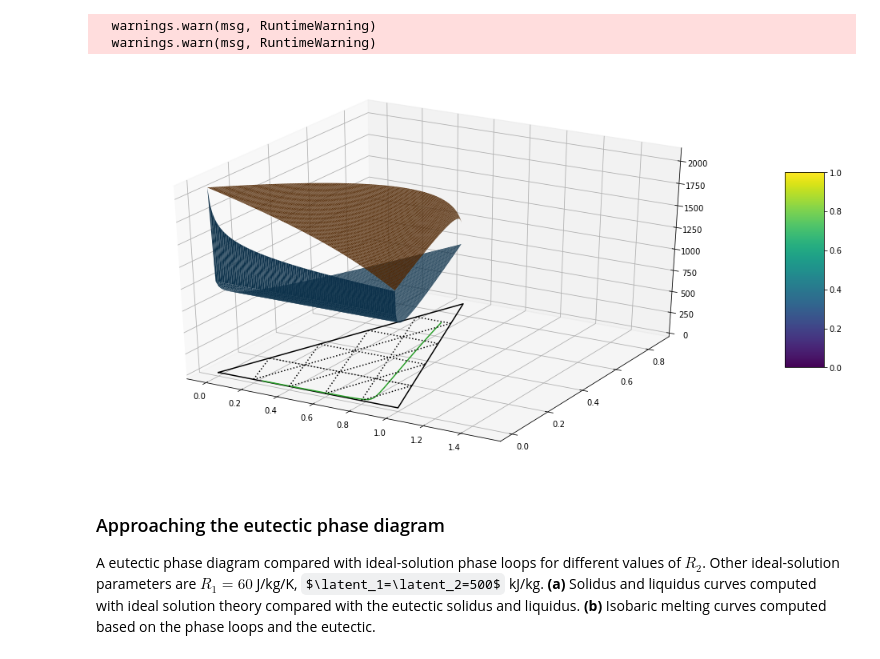
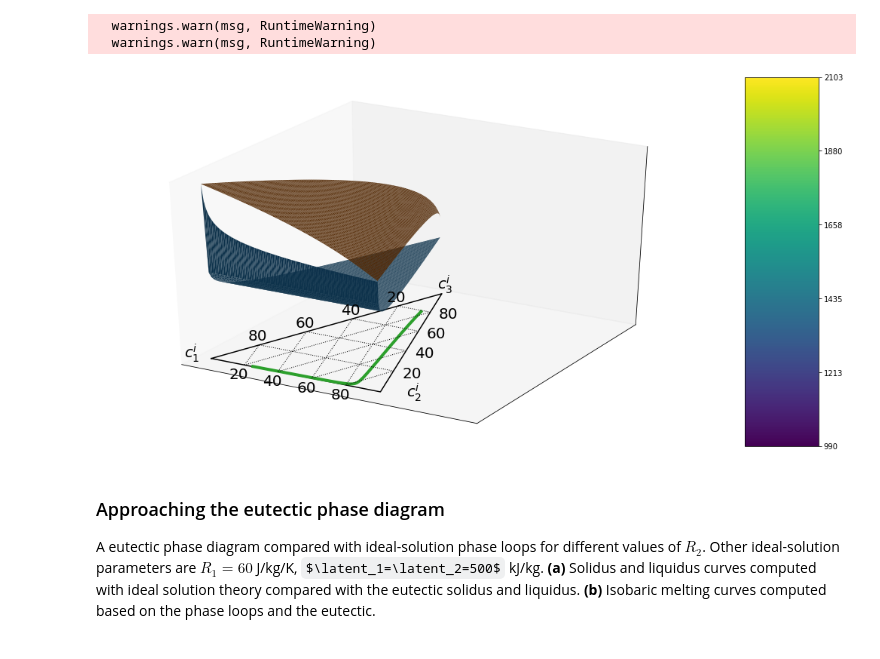
Before and after one commit to FoaLab/partially-molten-rock-PUP, a Jupyter notebook: content/features/ch10.ipynb, the cells around one changed output. Cells and saved outputs as stored; diff of their text form; code cells hidden in the pictures; some formulas as TeX source.

Commit message:
finalizing Figure 10.3 (c).

```diff
--- a/content/features/ch10.ipynb
+++ b/content/features/ch10.ipynb
@@ -391,32 +391,52 @@ def terncoords(c1,c2,c3):
     y = c2 * np.sin(np.pi/3.)
     x = c1 + y / np.tan(np.pi/3.)
     return x, y
+# %%
+X, Y = terncoords(C2, C3, C1)
+triangXY = mtri.Triangulation(X, Y)
 # %%
 fig, axC = plt.subplots(figsize=(18,9), subplot_kw={"projection": "3d"})
 
-X, Y = terncoords(C2, C3, C1)
-
-axC.plot_trisurf(X, Y, Tsol)
-surf = axC.plot_trisurf(X, Y, Tliq)
+axC.plot_trisurf(triangXY, Tsol)
+surf = axC.plot_trisurf(triangXY, Tliq)
 axC.plot([0, 1, 0.5, 0], [0, 0, np.sin(np.pi/3.), 0], color=[0,0,0])
 x, y = terncoords(cl_hold[:,1], cl_hold[:,2], cl_hold[:,0])
-axC.plot(x, y, zs=0, zdir='z', label='curve in (x, y)')
+axC.plot(x, y, zs=0, zdir='z', linewidth=4)
 
 m = 5
 grids = np.linspace(0, 100, m+1)
 grids = grids[:-1]
 x3, y3 = terncoords(100-grids, grids, np.zeros_like(grids))
 x2, y2 = terncoords(grids, np.zeros_like(grids), 100-grids)
 x1, y1 = terncoords(np.zeros_like(grids), 100-grids, grids)
 n = m-1
 for i in np.arange(1, m):
-    axC.plot([x1[i], x2[n-i+1]], [y1[i], y2[n-i+1]], 'k:', zs=0, zdir='z')
-    axC.plot([x2[i], x3[n-i+1]], [y2[i], y3[n-i+1]], 'k:', zs=0, zdir='z')
-    axC.plot([x3[i], x1[n-i+1]], [y3[i], y1[n-i+1]], 'k:', zs=0, zdir='z')
+    axC.plot([x1[i], x2[n-i+1]], [y1[i], y2[n-i+1]], 'k:', zs=0, zdir='z', linewidth=1)
+    axC.plot([x2[i], x3[n-i+1]], [y2[i], y3[n-i+1]], 'k:', zs=0, zdir='z', linewidth=1)
+    axC.plot([x3[i], x1[n-i+1]], [y3[i], y1[n-i+1]], 'k:', zs=0, zdir='z', linewidth=1)
 
-fig.colorbar(surf, shrink=0.5, aspect=5);
+axC.text(0.44, 0.9, z=0., s='${c}_3^i$', fontsize=20)
+axC.text(1.15, 0.0, z=0., s='${c}_2^i$', fontsize=20)
+axC.text(-0.13,-0.030, z=0., s='${c}_1^i$', fontsize=20)
+
+labels = [str(int(g)) for g in grids[1:]]
+for x3_, y3_, l_ in zip(x3[1:], y3[1:], labels):
+    axC.text(x3_+0.09, y3_-0.04, z=0., s=l_, fontsize=20)
+for x2_, y2_, l_ in zip(x2[1:], y2[1:], labels):
+    axC.text(x2_+0.04, y2_-0.12, z=0., s=l_, fontsize=20)
+for x1_, y1_, l_ in zip(x1[1:], y1[1:], labels):
+    axC.text(x1_-0.09, y1_+0.02, z=0., s=l_, fontsize=20)
+
+axC.set_xticks(())
+axC.set_yticks(())
+axC.set_zticks(())
+
+ticks_ = (0., 0.2, 0.4, 0.6, 0.8, 1.)
+cbar = fig.colorbar(surf, aspect=5, ticks=(ticks_))
+cticks_ = (int((np.nanmax(Tliq) - np.nanmin(Tliq))*s + np.nanmin(Tliq)) for s in ticks_)
+cbar.ax.set_yticklabels((cticks_));
 # %% [output]
-[figure, old version]
+[figure, new version]
 # %% [markdown]
 ### Approaching the eutectic phase diagram
 
```
Also changed, not shown: parts of 1 cell of this notebook.
